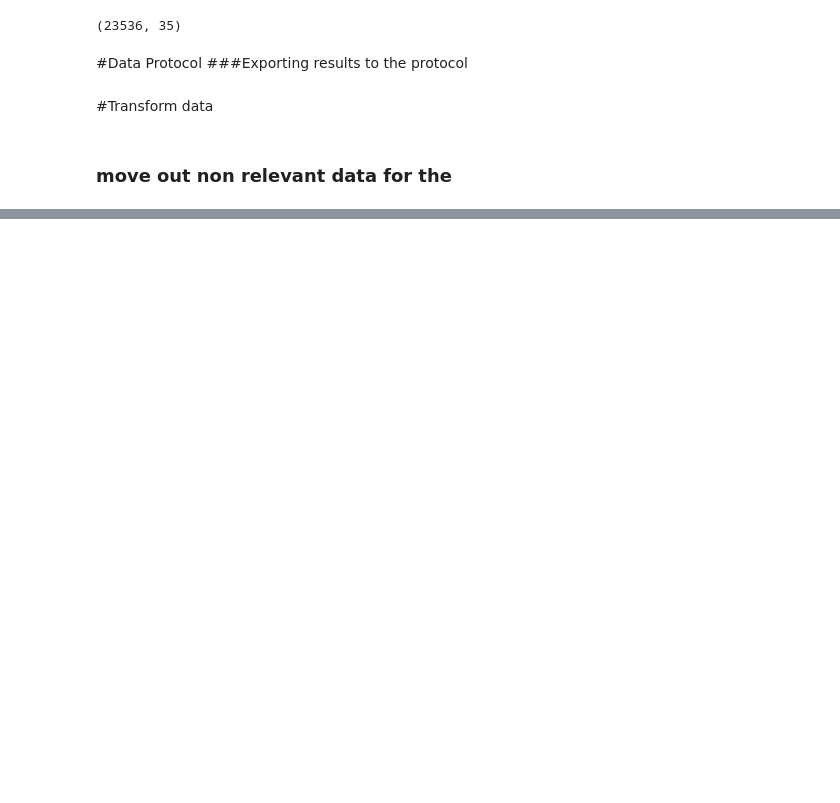
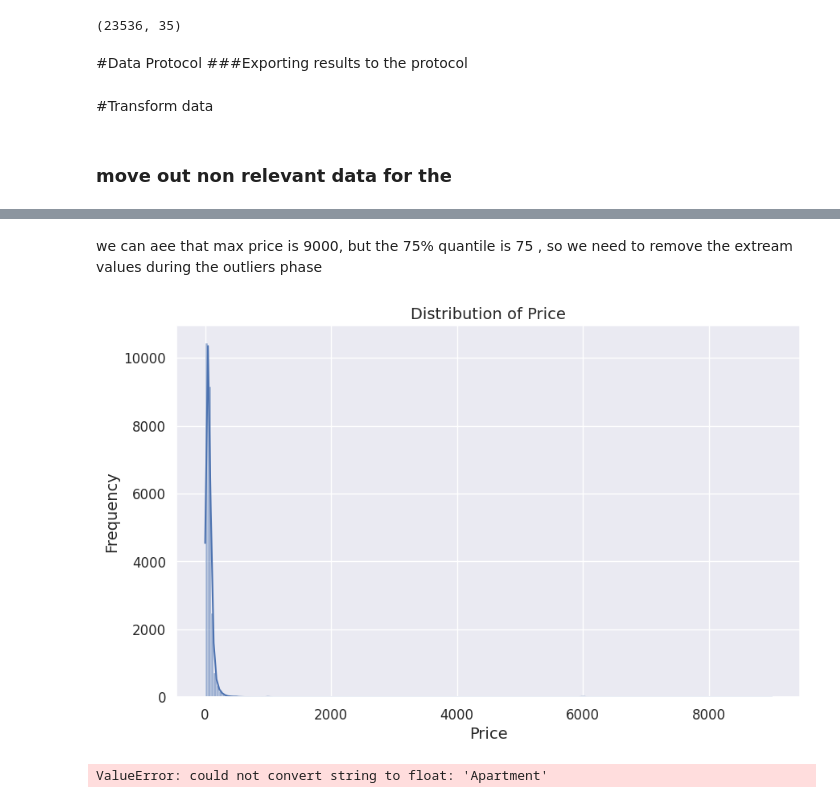
Before and after one commit to rafatb/Berlin_Airbnb_Price_Prediction, a Jupyter notebook: Berlin_Airbnb_Price_Prediction_EDA.ipynb, the cells around one changed output, grey strips where cells are left out. Drawn from its saved outputs; the diff is of its cells as text; code cells hidden in the pictures; blank space fills up the shorter version.

```diff
--- a/Berlin_Airbnb_Price_Prediction_EDA.ipynb
+++ b/Berlin_Airbnb_Price_Prediction_EDA.ipynb
@@ -167,0 +252,17 @@ df_aggregated = df_aggregated[df_aggregated["Price"] < 600]
+# %%
+a = 8  # number of rows
+b = 1  # number of columns
+c = 1  # plot counter
+
+fig = plt.figure(figsize=(50,100))
+plt.subplots_adjust(hspace = 0.1)
+sns.set(font_scale = 2.5)
+for i in df_categorial:
+
+        plt.subplot(a, b, c)
+        plt.title('{}'.format(i))
+        plt.xlabel(i)
+        sns.countplot(df_categorial[i],palette="coolwarm")
+        c = c + 1
+
+plt.show()
@@ -168,3 +284,21 @@ df_aggregated = df_aggregated[df_aggregated["Price"] < 600]
+# %% [markdown]
+we can aee that max price is  9000, but the 75% quantile is 75 ,
+so we need to remove the extream values during the outliers phase
+# %%
+plt.figure(figsize=(10, 6))
+sns.histplot(df['Price'], bins=200, kde=True )
+plt.title("Distribution of Price",fontsize=14)
+plt.xlabel("Price",fontsize=14)
+plt.ylabel("Frequency",fontsize=14)
+plt.tick_params(axis='both', labelsize=12)  # 'both' for both x and y axis
+plt.show()
+# %% [output]
+[figure, added]
+# %%
+corr = df.corr(method = 'spearman')
+corr.style.background_gradient(cmap='coolwarm').set_precision(4)
+# %% [output]
+ValueError: could not convert string to float: 'Apartment'
 # %%
 from autoviz.AutoViz_Class import AutoViz_Class
 import missingno as msno
```
Also changed, not shown: parts of 22 cells of this notebook.
